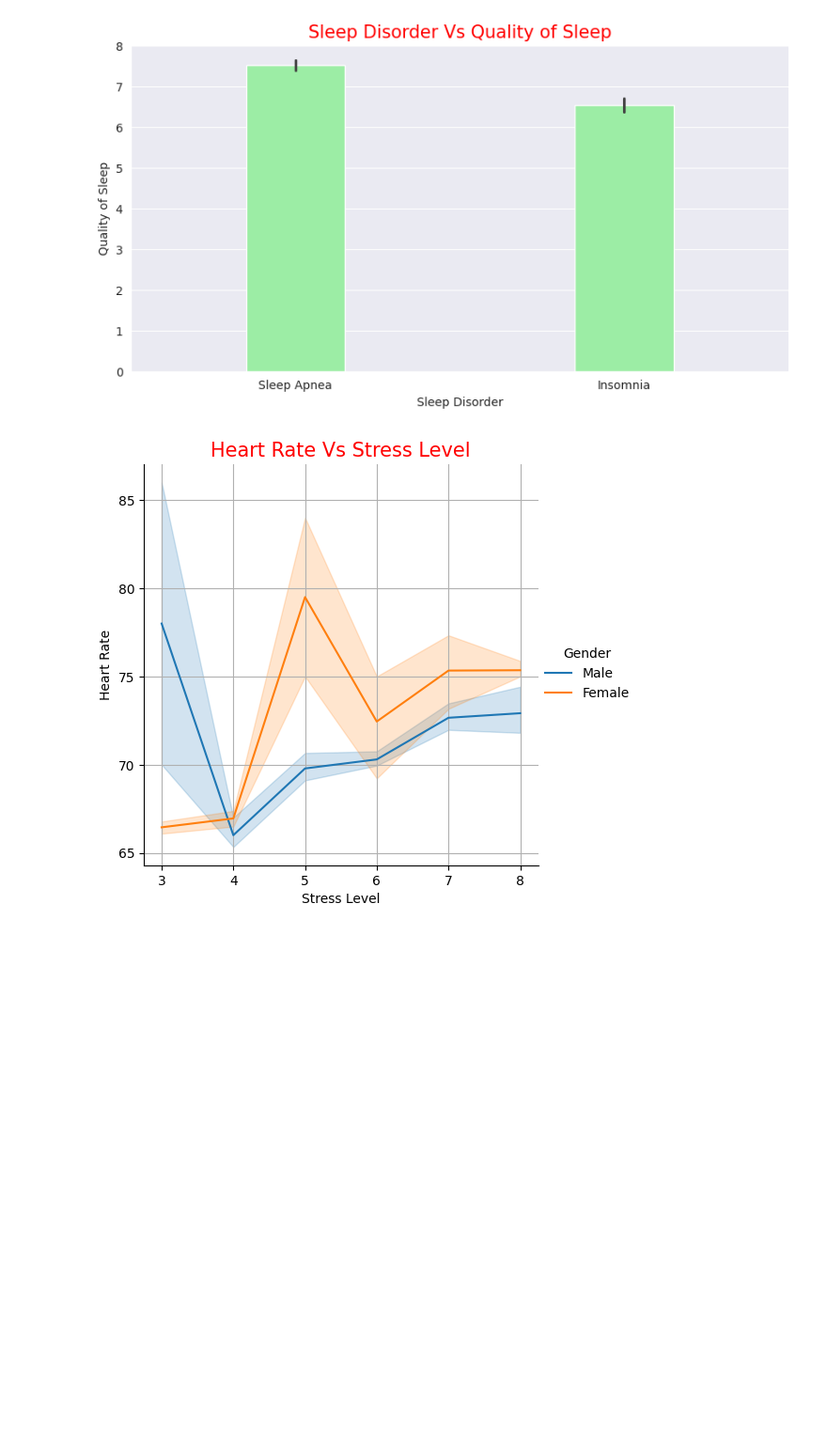
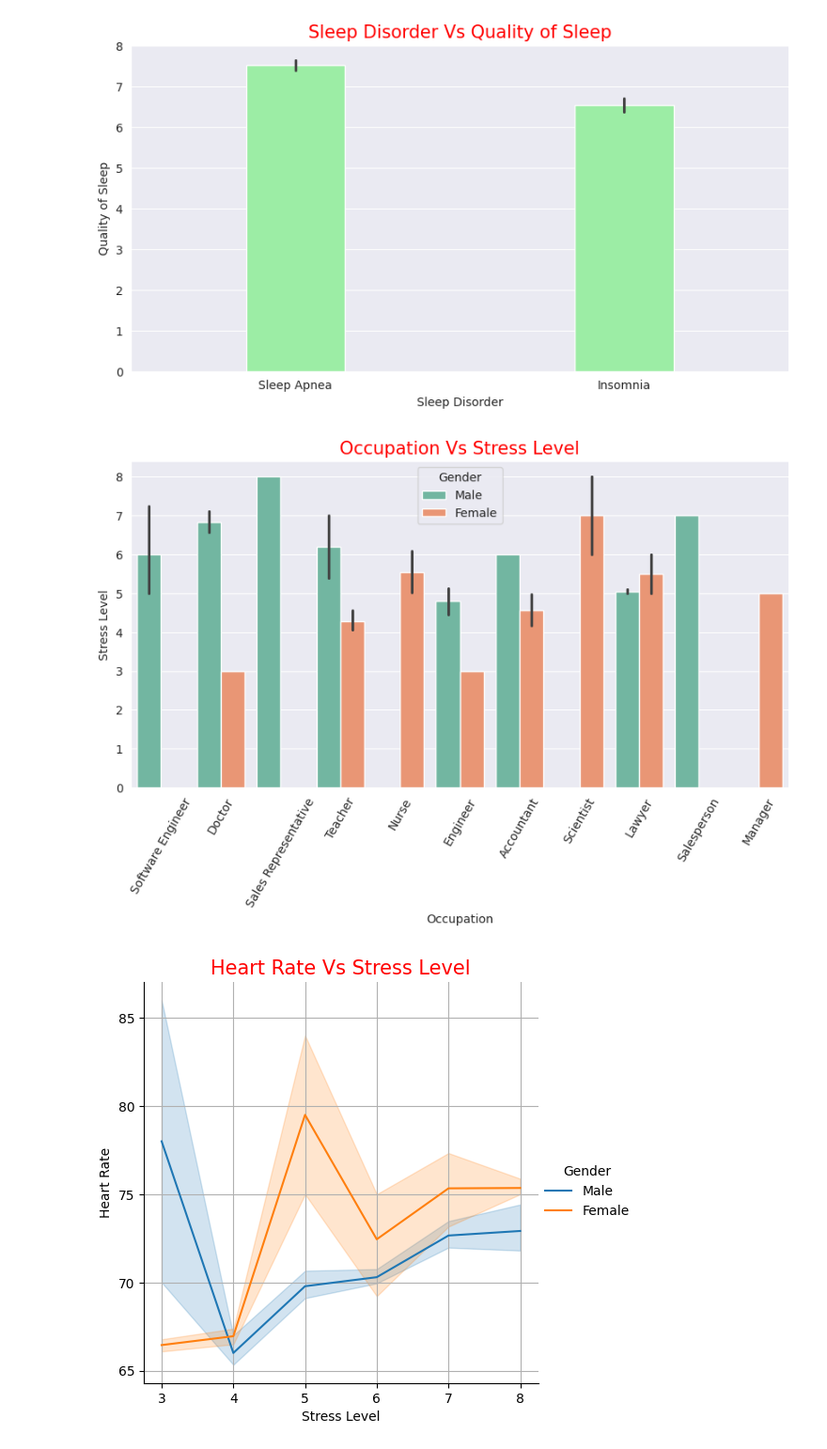
Before and after one commit to Muhammad-Musharraf/Data-Analysis-Project-Using-Python, a Jupyter notebook: Project_of_Sleep_health_and_lifestyle.ipynb, the cells around one changed output. Shown at 94% size. Cells and saved outputs as stored; diff of their text form; code cells hidden in the pictures; blank space fills up the shorter version.

```diff
--- a/Project_of_Sleep_health_and_lifestyle.ipynb
+++ b/Project_of_Sleep_health_and_lifestyle.ipynb
@@ -307,6 +315,15 @@ with sns.axes_style('darkgrid'):
   plt.show()
 # %% [output]
 [figure]
+# %%
+plt.figure(figsize=(10,5))
+with sns.axes_style('darkgrid'):
+  sns.barplot(data=df,x='Occupation',y='Stress Level',palette='Set2',hue='Gender',width=0.8)
+  plt.title('Occupation Vs Stress Level',fontsize=15,color='r')
+  plt.xticks(rotation=60)
+  plt.show()
+# %% [output]
+[figure, added]
 # %%
 sns.relplot(data=df,y='Heart Rate',x='Stress Level',kind='line',hue='Gender')
 
```
Also changed, not shown: parts of 11 cells of this notebook.
